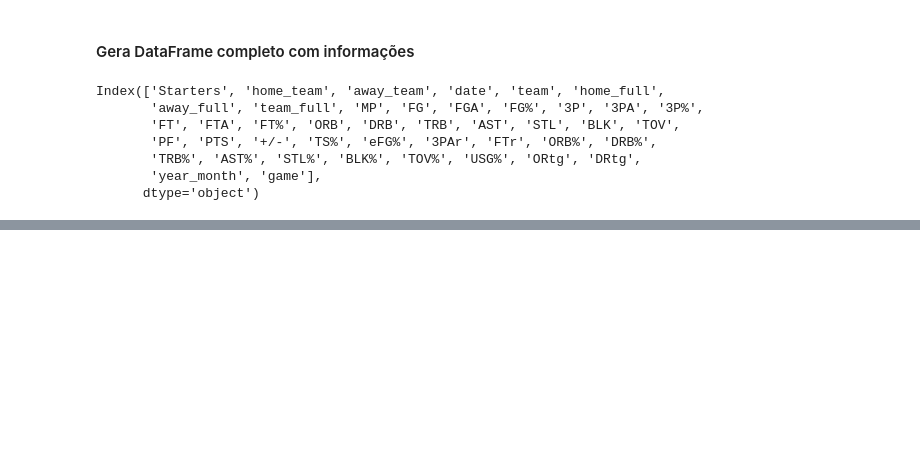
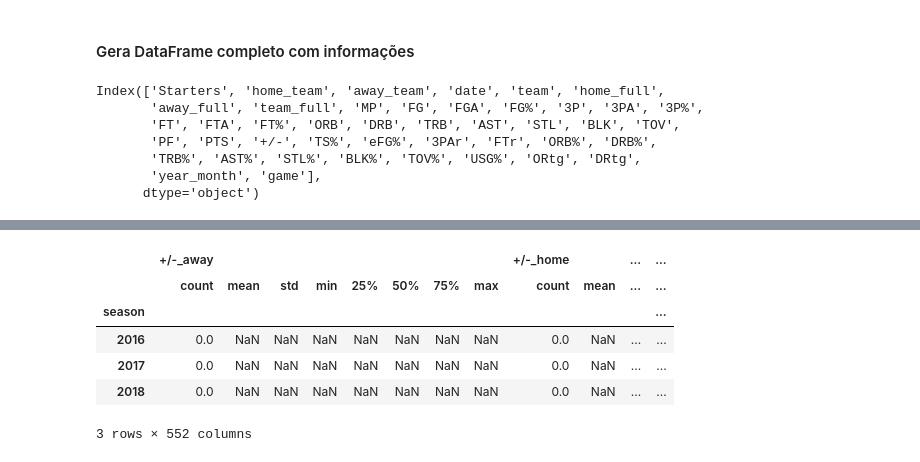
Before and after one commit to rafaelgasp/nba_games, a Jupyter notebook: Junta_DataFrames.ipynb, the cells around one changed output, grey strips where cells are left out. Cells and saved outputs as stored; diff of their text form; code cells hidden in the pictures; blank space fills up the shorter version.

```diff
--- a/Junta_DataFrames.ipynb
+++ b/Junta_DataFrames.ipynb
@@ -212,0 +295,10 @@ game_totals
+# %%
+all_games[all_games["team_home"] == "ATL"].groupby('season').describe()
+# %% [output]
+|  | +/-_away |  |  |  |  |  |  |  | +/-_home |  | ... | ... |
+|  | count | mean | std | min | 25% | 50% | 75% | max | count | mean | ... | ... |
+| season |  |  |  |  |  |  |  |  |  |  |  | ... |
+| 2016 | 0.0 | NaN | NaN | NaN | NaN | NaN | NaN | NaN | 0.0 | NaN | ... | ... |
+| 2017 | 0.0 | NaN | NaN | NaN | NaN | NaN | NaN | NaN | 0.0 | NaN | ... | ... |
+| 2018 | 0.0 | NaN | NaN | NaN | NaN | NaN | NaN | NaN | 0.0 | NaN | ... | ... |
+3 rows × 552 columns
```
Also changed, not shown: parts of 18 cells of this notebook, 2 other files.
